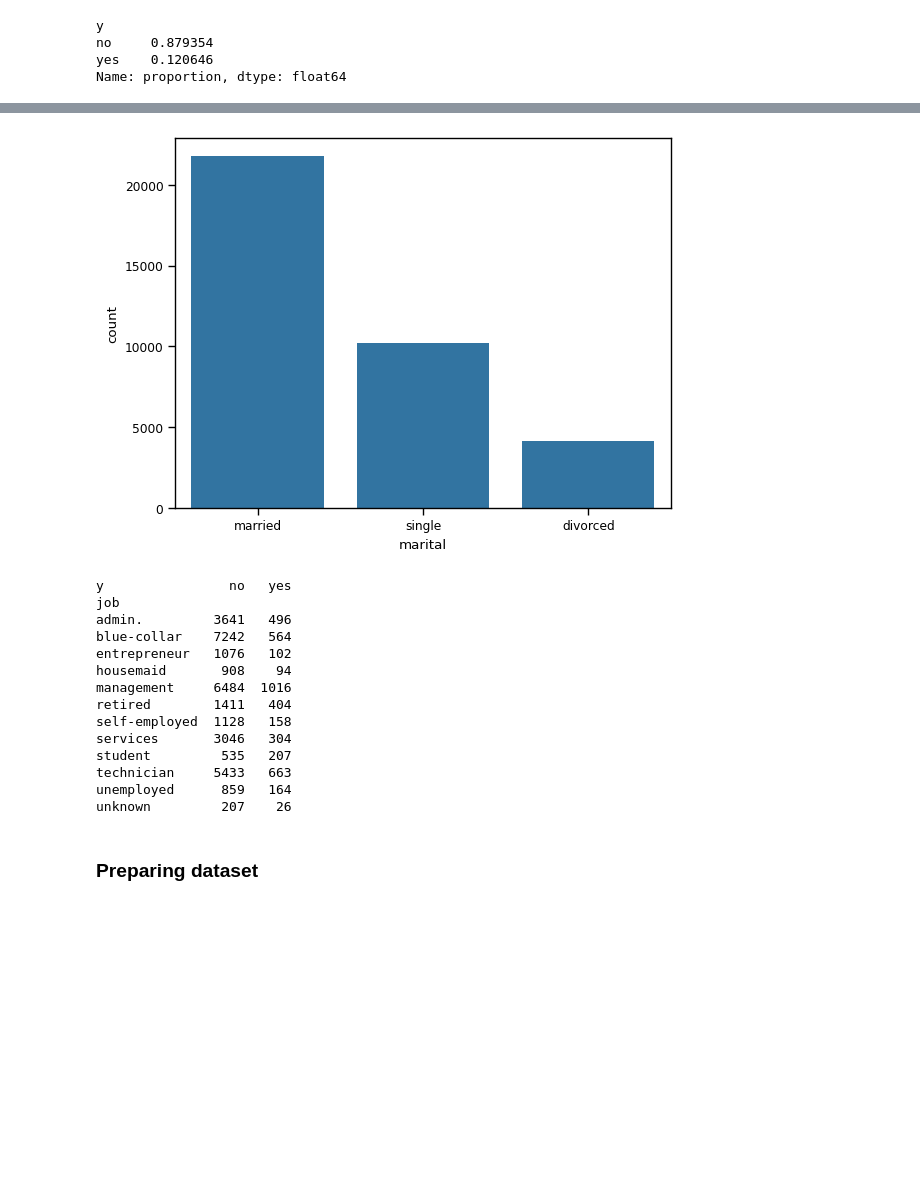
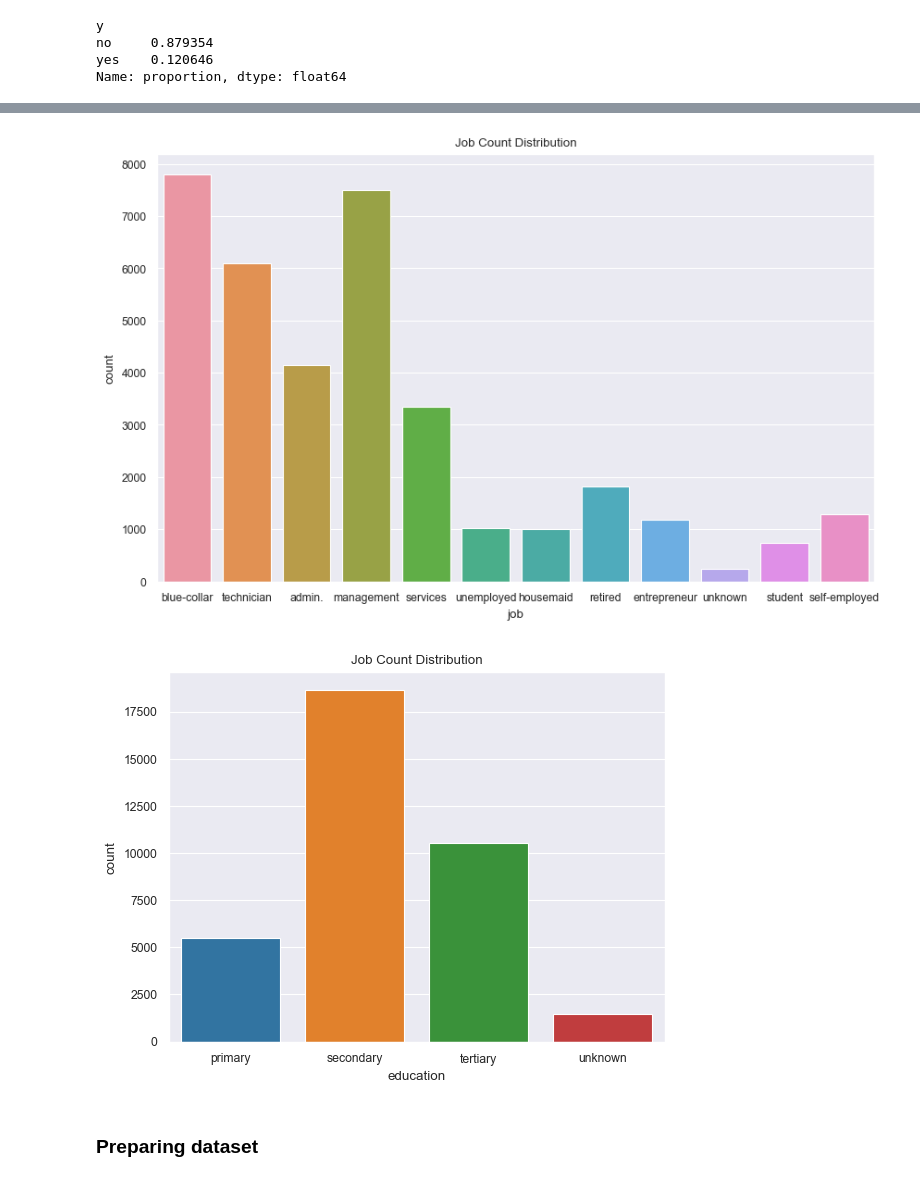
Before and after one commit to codermehraj/Machine-Learning-with-Python, a Jupyter notebook: Practice Codes/Bank.ipynb, the cells around one changed output, grey strips where cells are left out. Cells and saved outputs as stored; diff of their text form; code cells hidden in the pictures; blank space fills up the shorter version.

```diff
--- a/Practice Codes/Bank.ipynb
+++ b/Practice Codes/Bank.ipynb
@@ -97,26 +78,16 @@ Name: count, dtype: int64
-# %%
-x_train['marital'].value_counts()
-sns.countplot(data=x_train, x='marital')
-# %% [output]
-[figure, removed]
-# %%
-#job vs subscribed
-print(pd.crosstab(x_train['job'], y_train))
-# %% [output]
-y                no   yes
-job
-admin.         3641   496
-blue-collar    7242   564
-entrepreneur   1076   102
-housemaid       908    94
-management     6484  1016
-retired        1411   404
-self-employed  1128   158
-services       3046   304
-student         535   207
-technician     5433   663
-unemployed      859   164
-unknown         207    26
+# %%
+plt.figure(figsize=(10, 6))
+sns.countplot(x=x_train['job'])
+plt.title('Job Count Distribution')
+plt.show()
+# %% [output]
+[figure, added]
+# %%
+sns.countplot(x=x_train['education'])
+plt.title('Job Count Distribution')
+plt.show()
+# %% [output]
+[figure, added]
 # %% [markdown]
 ### Preparing dataset
 # %%
```
Also changed, not shown: parts of 5 cells of this notebook.
